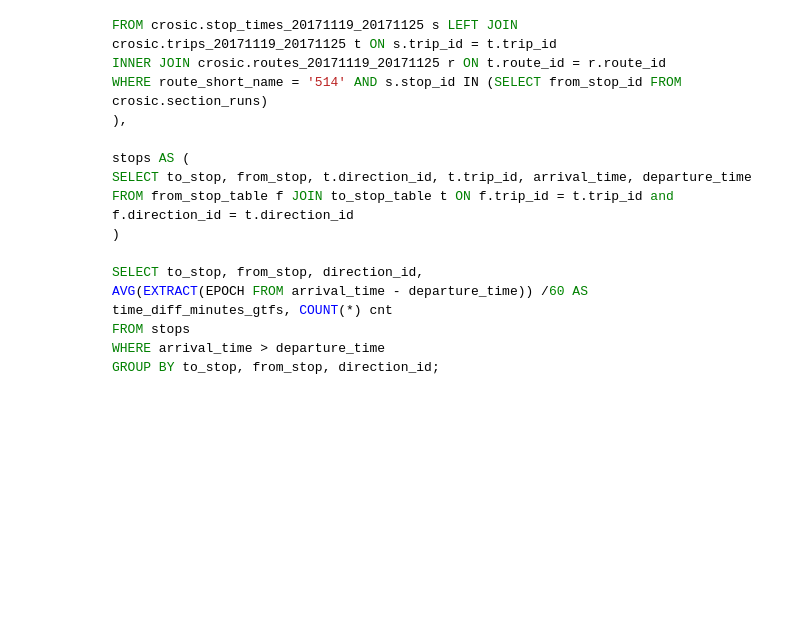
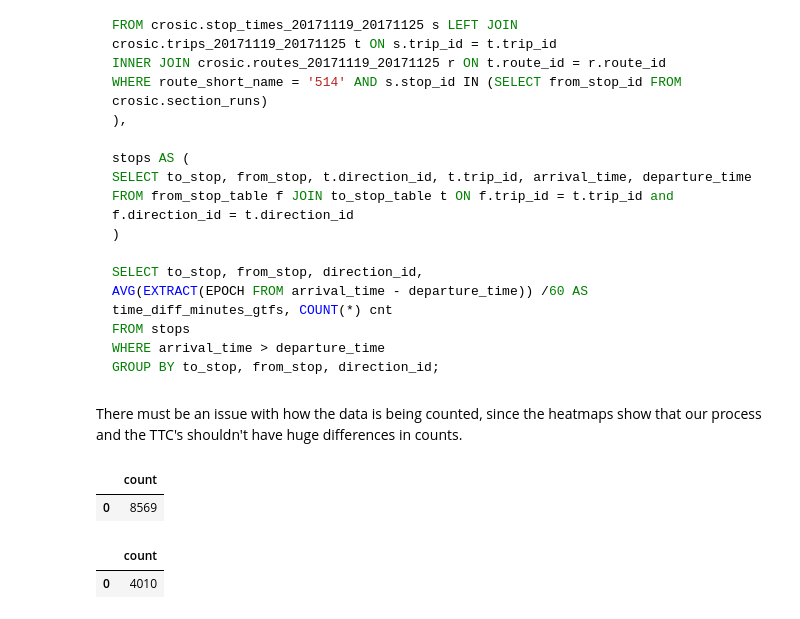
Before and after one commit to webgisgeek/bdit_data-sources, a Jupyter notebook: ttc/compare_ttc_data.ipynb, the cells around one changed output. Drawn from its saved outputs; the diff is of its cells as text; code cells hidden in the pictures; blank space fills up the shorter version.

Commit message:
added analysis on counts difference #130

````diff
--- a/ttc/compare_ttc_data.ipynb
+++ b/ttc/compare_ttc_data.ipynb
@@ -1444,5 +1444,44 @@ FROM stops
 WHERE arrival_time > departure_time
 GROUP BY to_stop, from_stop, direction_id;
 ```
+# %% [markdown]
+There must be an issue with how the data is being counted, since the heatmaps show that our process and the TTC's shouldn't have huge differences in counts.
+# %%
+sql_debug1 = '''
+
+WITH to_stop_table AS (
+SELECT t.stop_id to_stop, trip_id, direction_id, arrival_time
+FROM crosic.cis_504_11192017_11252017_tripids t
+WHERE t.stop_id IN (SELECT to_stop_id FROM crosic.section_runs WHERE routenumber = 504)
+),
+
+from_stop_table AS (
+SELECT t.stop_id from_stop, trip_id, direction_id, departure_time
+FROM crosic.cis_504_11192017_11252017_tripids t
+WHERE t.stop_id IN (SELECT from_stop_id FROM crosic.section_runs WHERE routenumber = 504)
+)
+
+SELECT COUNT(DISTINCT t.trip_id)
+FROM from_stop_table f INNER JOIN to_stop_table t ON f.trip_id = t.trip_id and f.direction_id = t.direction_id;
+
+'''
+
+pandasql.read_sql(sql_debug1, con)
+# %% [output]
+|  | count |
+| 0 | 8569 |
+# %%
+sql_debug2 = '''
+
+SELECT COUNT(DISTINCT ah_tripid)
+FROM section_runs
+WHERE routenumber = 504;
+
+'''
+
+pandasql.read_sql(sql_debug2, con)
+# %% [output]
+|  | count |
+| 0 | 4010 |
 # %%
 con.close()
````
